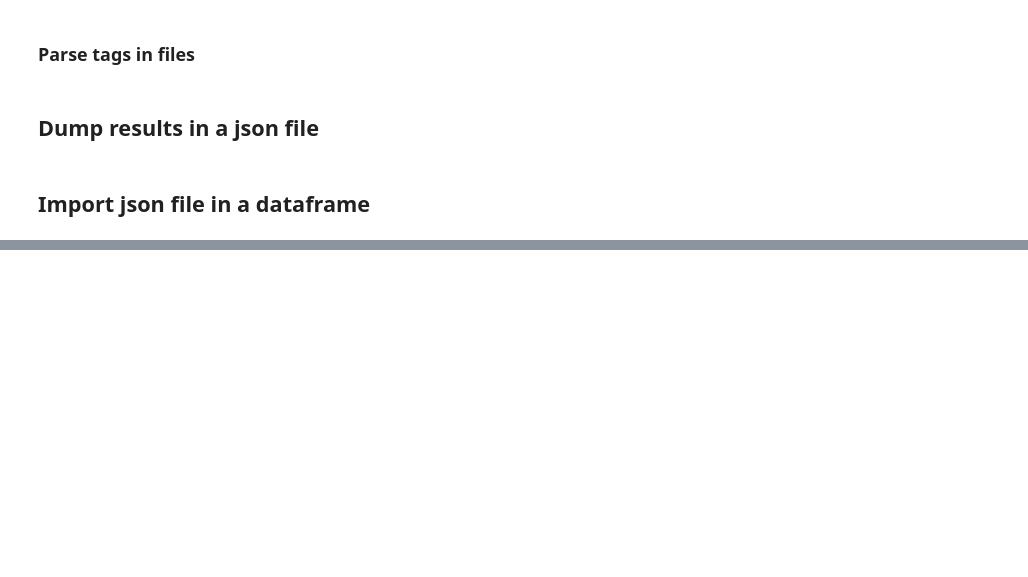
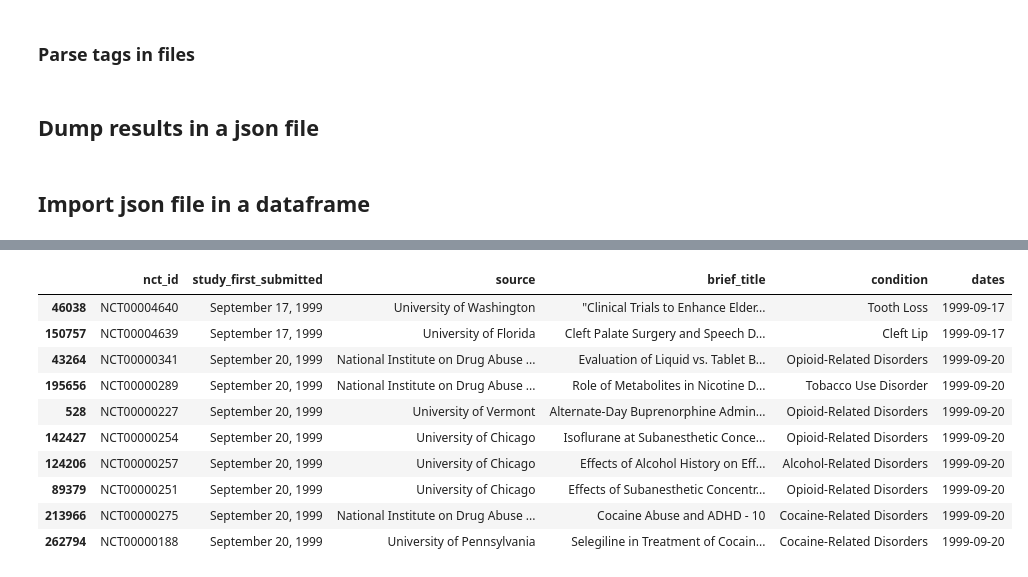
Before and after one commit to cmdelaserna/clinical-trials, a Jupyter notebook: mvp/notebooks/Parse all xml files.ipynb, the cells around one changed output, grey strips where cells are left out. Drawn from its saved outputs; the diff is of its cells as text; code cells hidden in the pictures; blank space fills up the shorter version.

Commit message:
Finalized parsing of all xml files and exporting data as json

```diff
--- a/mvp/notebooks/Parse all xml files.ipynb
+++ b/mvp/notebooks/Parse all xml files.ipynb
@@ -129,10 +137,11 @@ print(len(all_parsed_files))
 # %%
 # Dictionary to hold all data
 all_data_dictionary = {}
-all_data_dictionary.clear()
 
 # Final json file
-json_file = 'all_trials_json' #name json file
+json_file = '/all_trials_json' #name json file
+
+print('\nCreated dictionary and path to json file\n')
 # %% [markdown]
 ### Parse tags in files
 # %%
@@ -204,4 +229,5 @@ for key, value in all_data_dictionary.items():
 # %%
 # Import json into a dataframe
+file = '{}{}.json'.format(path_to_json_file, json_file)
 
-df = pd.read_json(path_to_test_folder + json_file + '.json')
+df = pd.read_json(file)
@@ -213 +234,5 @@ print(df.describe())
+# %%
+# Create a new column: study_first_submitted as dates
+
+df['dates'] = pd.to_datetime(df['study_first_submitted'])
 # %%
@@ -214,0 +248,2 @@ df
+# %%
+df = df.sort_values(by ='dates')
@@ -214,0 +252,14 @@ df
+# %%
+df.head(10)
+# %% [output]
+|  | nct_id | study_first_submitted | source | brief_title | condition | dates |
+| 46038 | NCT00004640 | September 17, 1999 | University of Washington | "Clinical Trials to Enhance Elder... | Tooth Loss | 1999-09-17 |
+| 150757 | NCT00004639 | September 17, 1999 | University of Florida | Cleft Palate Surgery and Speech D... | Cleft Lip | 1999-09-17 |
+| 43264 | NCT00000341 | September 20, 1999 | National Institute on Drug Abuse ... | Evaluation of Liquid vs. Tablet B... | Opioid-Related Disorders | 1999-09-20 |
+| 195656 | NCT00000289 | September 20, 1999 | National Institute on Drug Abuse ... | Role of Metabolites in Nicotine D... | Tobacco Use Disorder | 1999-09-20 |
+| 528 | NCT00000227 | September 20, 1999 | University of Vermont | Alternate-Day Buprenorphine Admin... | Opioid-Related Disorders | 1999-09-20 |
+| 142427 | NCT00000254 | September 20, 1999 | University of Chicago | Isoflurane at Subanesthetic Conce... | Opioid-Related Disorders | 1999-09-20 |
+| 124206 | NCT00000257 | September 20, 1999 | University of Chicago | Effects of Alcohol History on Eff... | Alcohol-Related Disorders | 1999-09-20 |
+| 89379 | NCT00000251 | September 20, 1999 | University of Chicago | Effects of Subanesthetic Concentr... | Opioid-Related Disorders | 1999-09-20 |
+| 213966 | NCT00000275 | September 20, 1999 | National Institute on Drug Abuse ... | Cocaine Abuse and ADHD - 10 | Cocaine-Related Disorders | 1999-09-20 |
+| 262794 | NCT00000188 | September 20, 1999 | University of Pennsylvania | Selegiline in Treatment of Cocain... | Cocaine-Related Disorders | 1999-09-20 |
```
Also changed, not shown: parts of 21 cells of this notebook.
